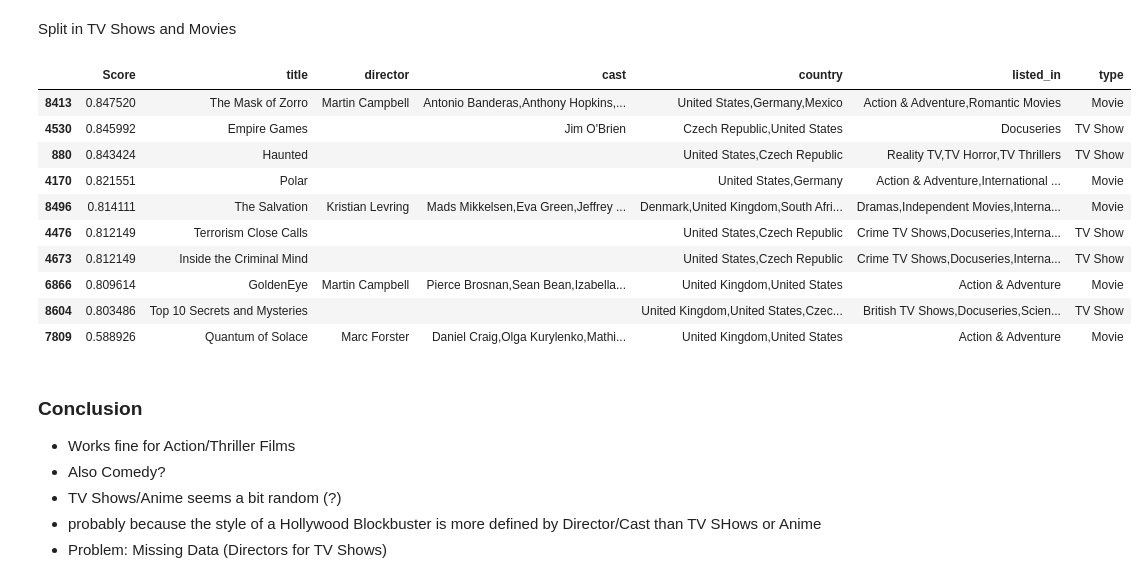
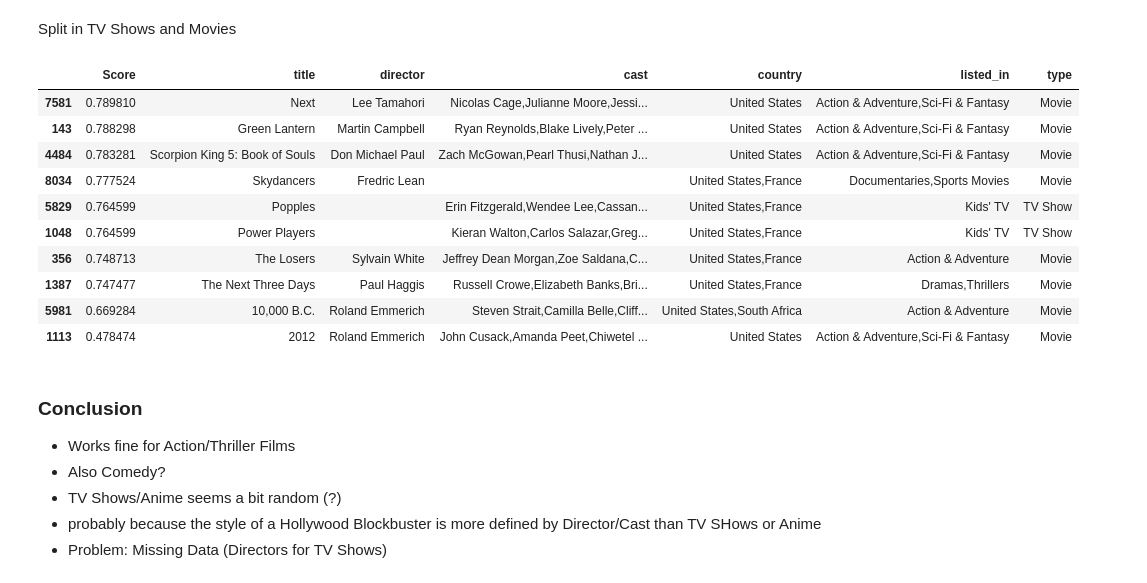
Before and after one commit to SandroMartens/sturdy-bassoon, a Jupyter notebook: netflix_movies/analyse.ipynb, the cells around one changed output. Drawn from its saved outputs; the diff is of its cells as text; code cells hidden in the pictures.

```diff
--- a/netflix_movies/analyse.ipynb
+++ b/netflix_movies/analyse.ipynb
@@ -109,20 +89,20 @@ def recommend_show(data_reduced, data, query, knn):
 data = netflix_total
 data_reduced, knn = preprocess_dataset(data)
 # %%
-title = "Casino Royale"
+title = "Stargate"
 recommend_show(data_reduced, data, title, knn)
 # %% [output]
 |  | Score | title | director | cast | country | listed_in | type |
-| 8413 | 0.847520 | The Mask of Zorro | Martin Campbell | Antonio Banderas,Anthony Hopkins,... | United States,Germany,Mexico | Action & Adventure,Romantic Movies | Movie |
-| 4530 | 0.845992 | Empire Games |  | Jim O'Brien | Czech Republic,United States | Docuseries | TV Show |
-| 880 | 0.843424 | Haunted |  |  | United States,Czech Republic | Reality TV,TV Horror,TV Thrillers | TV Show |
-| 4170 | 0.821551 | Polar |  |  | United States,Germany | Action & Adventure,International ... | Movie |
-| 8496 | 0.814111 | The Salvation | Kristian Levring | Mads Mikkelsen,Eva Green,Jeffrey ... | Denmark,United Kingdom,South Afri... | Dramas,Independent Movies,Interna... | Movie |
-| 4476 | 0.812149 | Terrorism Close Calls |  |  | United States,Czech Republic | Crime TV Shows,Docuseries,Interna... | TV Show |
-| 4673 | 0.812149 | Inside the Criminal Mind |  |  | United States,Czech Republic | Crime TV Shows,Docuseries,Interna... | TV Show |
-| 6866 | 0.809614 | GoldenEye | Martin Campbell | Pierce Brosnan,Sean Bean,Izabella... | United Kingdom,United States | Action & Adventure | Movie |
-| 8604 | 0.803486 | Top 10 Secrets and Mysteries |  |  | United Kingdom,United States,Czec... | British TV Shows,Docuseries,Scien... | TV Show |
-| 7809 | 0.588926 | Quantum of Solace | Marc Forster | Daniel Craig,Olga Kurylenko,Mathi... | United Kingdom,United States | Action & Adventure | Movie |
+| 7581 | 0.789810 | Next | Lee Tamahori | Nicolas Cage,Julianne Moore,Jessi... | United States | Action & Adventure,Sci-Fi & Fantasy | Movie |
+| 143 | 0.788298 | Green Lantern | Martin Campbell | Ryan Reynolds,Blake Lively,Peter ... | United States | Action & Adventure,Sci-Fi & Fantasy | Movie |
+| 4484 | 0.783281 | Scorpion King 5: Book of Souls | Don Michael Paul | Zach McGowan,Pearl Thusi,Nathan J... | United States | Action & Adventure,Sci-Fi & Fantasy | Movie |
+| 8034 | 0.777524 | Skydancers | Fredric Lean |  | United States,France | Documentaries,Sports Movies | Movie |
+| 5829 | 0.764599 | Popples |  | Erin Fitzgerald,Wendee Lee,Cassan... | United States,France | Kids' TV | TV Show |
+| 1048 | 0.764599 | Power Players |  | Kieran Walton,Carlos Salazar,Greg... | United States,France | Kids' TV | TV Show |
+| 356 | 0.748713 | The Losers | Sylvain White | Jeffrey Dean Morgan,Zoe Saldana,C... | United States,France | Action & Adventure | Movie |
+| 1387 | 0.747477 | The Next Three Days | Paul Haggis | Russell Crowe,Elizabeth Banks,Bri... | United States,France | Dramas,Thrillers | Movie |
+| 5981 | 0.669284 | 10,000 B.C. | Roland Emmerich | Steven Strait,Camilla Belle,Cliff... | United States,South Africa | Action & Adventure | Movie |
+| 1113 | 0.478474 | 2012 | Roland Emmerich | John Cusack,Amanda Peet,Chiwetel ... | United States | Action & Adventure,Sci-Fi & Fantasy | Movie |
 # %% [markdown]
 ### Conclusion
 - Works fine for Action/Thriller Films
```
Also changed, not shown: parts of 2 cells of this notebook, 4 other files.
